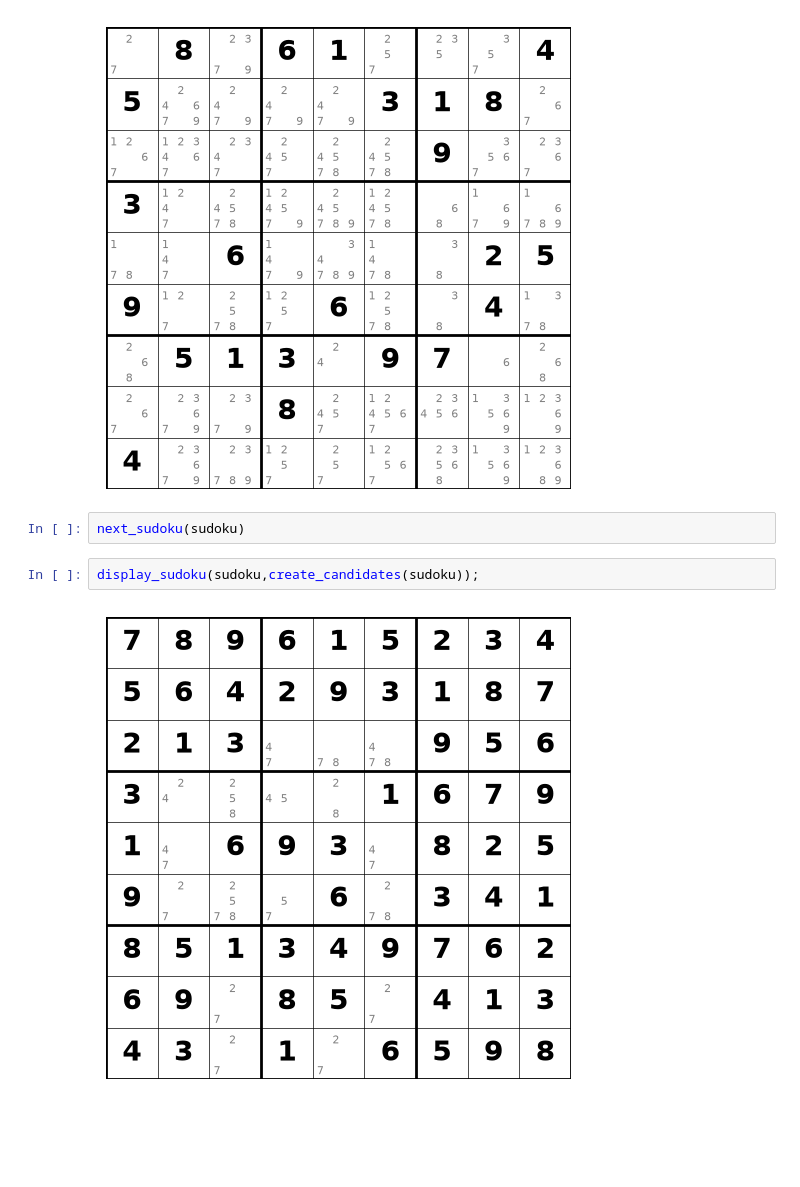
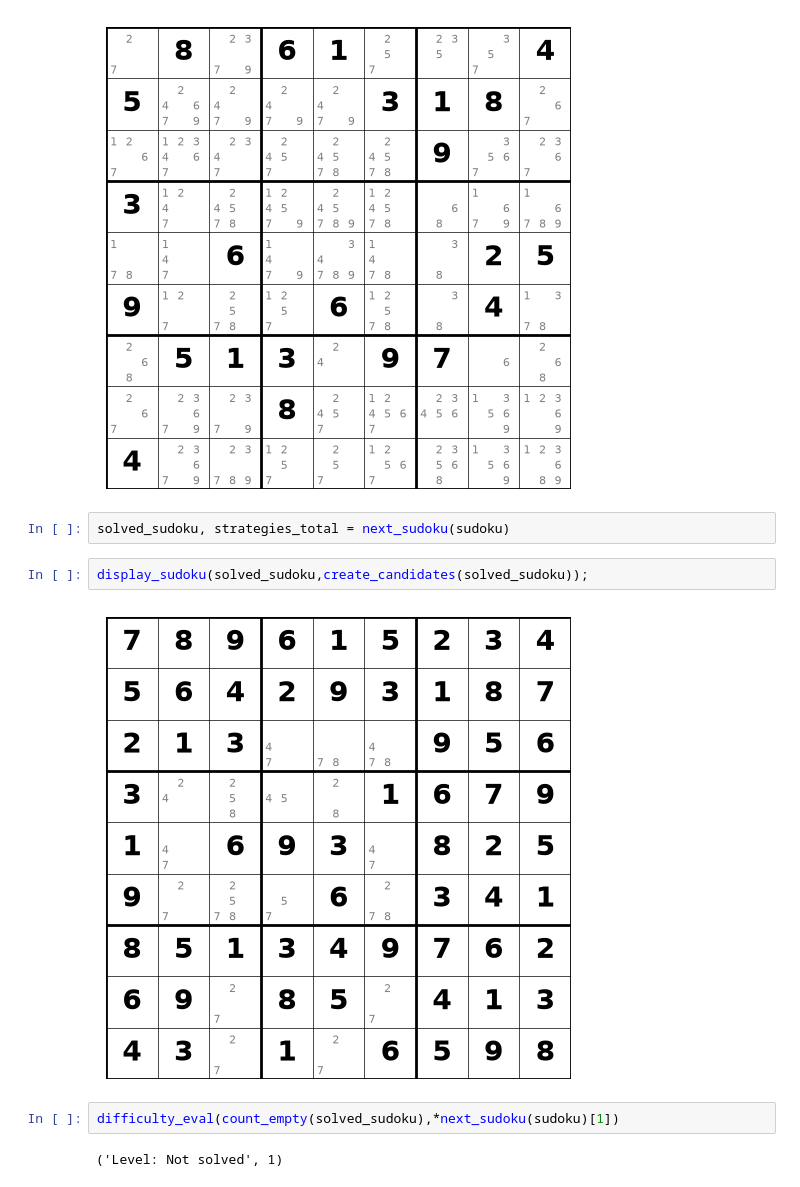
Before and after one commit to silviadeanituaaspiazu/sudoku_project, a Jupyter notebook: notebooks/solver_notebook.ipynb, the cells around one changed output. Saved outputs shown, nothing was run; the diff lists cells and outputs as text; blank space fills up the shorter version.

```diff
--- a/notebooks/solver_notebook.ipynb
+++ b/notebooks/solver_notebook.ipynb
@@ -18,9 +18,13 @@ sudoku = [[0,8,0,6,1,0,0,0,4],
 display_sudoku(sudoku,create_candidates(sudoku));
 # %% [output]
 [figure]
-# %%
-next_sudoku(sudoku)
-# %%
-display_sudoku(sudoku,create_candidates(sudoku));
-# %% [output]
-[figure, removed]
+# %%
+solved_sudoku, strategies_total = next_sudoku(sudoku)
+# %%
+display_sudoku(solved_sudoku,create_candidates(solved_sudoku));
+# %% [output]
+[figure, added]
+# %%
+difficulty_eval(count_empty(solved_sudoku),*next_sudoku(sudoku)[1])
+# %% [output]
+('Level: Not solved', 1)
```
Also changed, not shown: parts of 1 cell of this notebook, 4 other files.
